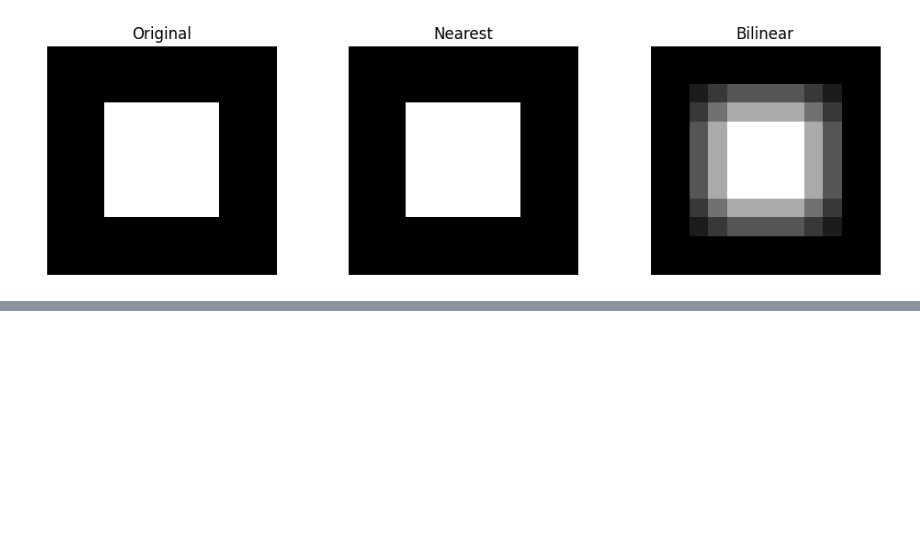
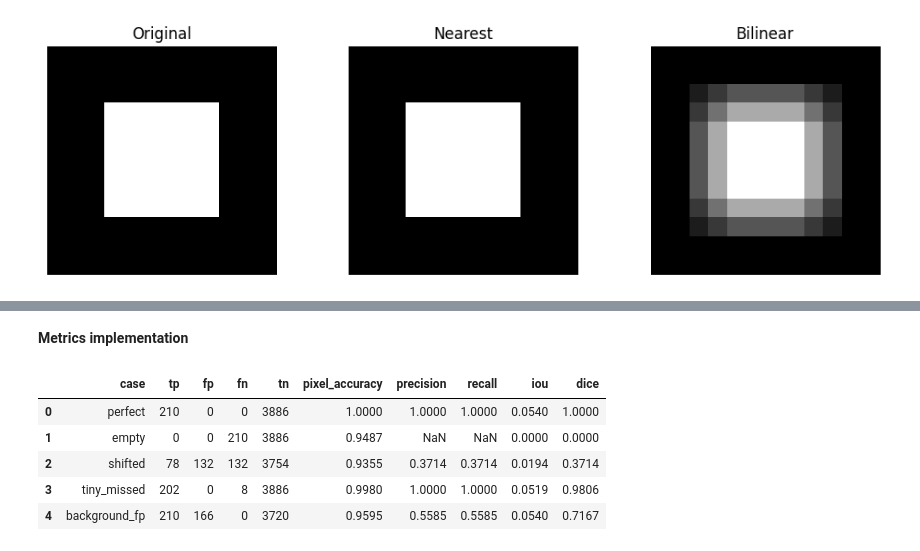
Before and after one commit to mdmohsin212/modern-vision-multimodal-lab, a Jupyter notebook: Vision/02_segmentation/segmentation_foundations.ipynb, the cells around one changed output, grey strips where cells are left out. Saved outputs shown, nothing was run; the diff lists cells and outputs as text; code cells hidden in the pictures; blank space fills up the shorter version.

```diff
--- a/Vision/02_segmentation/segmentation_foundations.ipynb
+++ b/Vision/02_segmentation/segmentation_foundations.ipynb
@@ -194,0 +205,2 @@ plt.show()
+# %% [markdown]
+**Metrics implementation**
@@ -194,0 +240,21 @@ plt.show()
+# %%
+metric_rows = []
+
+for name, prediction in (predictions.items()):
+    metrics = binary_segmentation_metrics(prediction,ground_truth)
+
+    metric_rows.append({
+        "case": name,
+        **metrics,
+    })
+
+
+metrics_dataframe = pd.DataFrame(metric_rows)
+display(metrics_dataframe.round(4))
+# %% [output]
+|  | case | tp | fp | fn | tn | pixel_accuracy | precision | recall | iou | dice |
+| 0 | perfect | 210 | 0 | 0 | 3886 | 1.0000 | 1.0000 | 1.0000 | 0.0540 | 1.0000 |
+| 1 | empty | 0 | 0 | 210 | 3886 | 0.9487 | NaN | NaN | 0.0000 | 0.0000 |
+| 2 | shifted | 78 | 132 | 132 | 3754 | 0.9355 | 0.3714 | 0.3714 | 0.0194 | 0.3714 |
+| 3 | tiny_missed | 202 | 0 | 8 | 3886 | 0.9980 | 1.0000 | 1.0000 | 0.0519 | 0.9806 |
+| 4 | background_fp | 210 | 166 | 0 | 3720 | 0.9595 | 0.5585 | 0.5585 | 0.0540 | 0.7167 |
```
Also changed, not shown: parts of 3 cells of this notebook.
